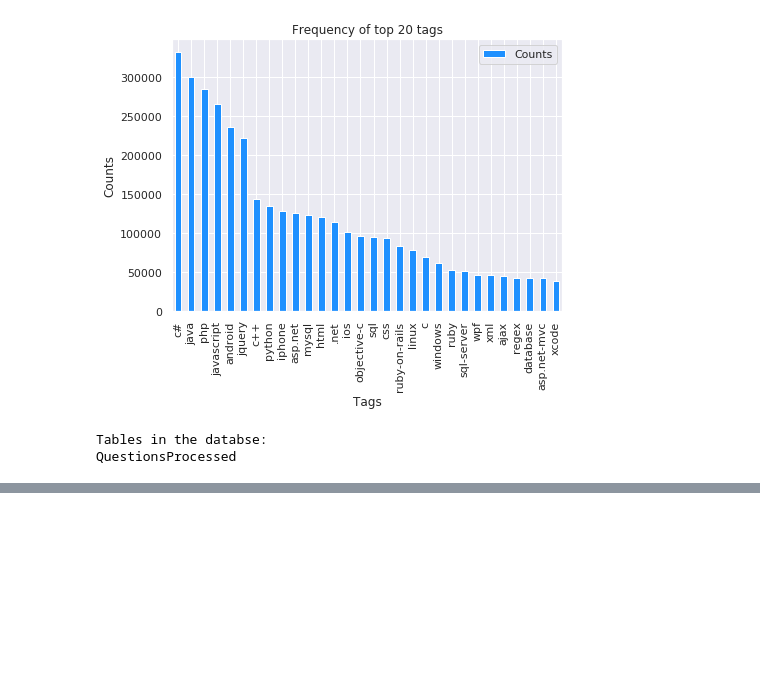
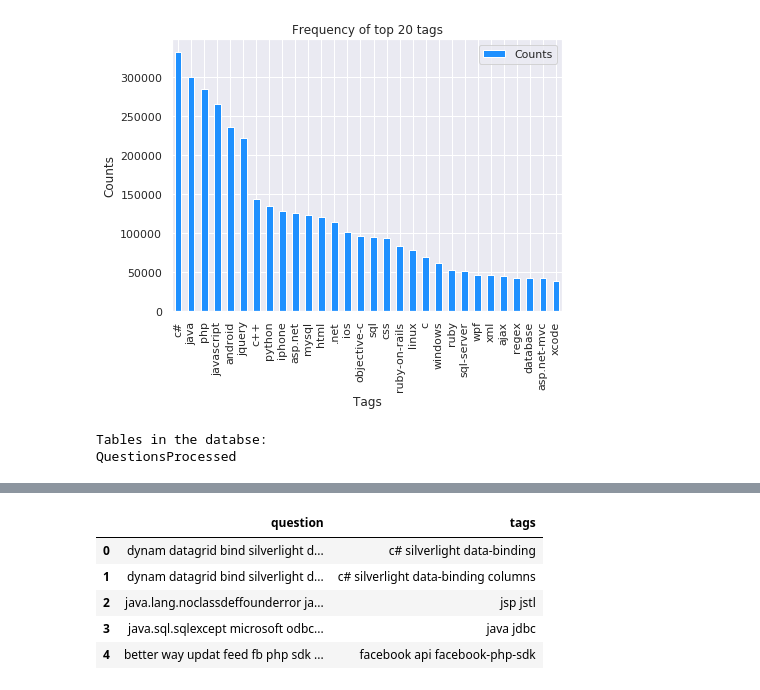
Before and after one commit to sradheya99/Tag-Prediction, a Jupyter notebook: Stackoverflow_Tag_Prediction/tag_prediction.ipynb, the cells around one changed output, grey strips where cells are left out. Saved outputs shown, nothing was run; the diff lists cells and outputs as text; code cells hidden in the pictures; blank space fills up the shorter version.

```diff
--- a/Stackoverflow_Tag_Prediction/tag_prediction.ipynb
+++ b/Stackoverflow_Tag_Prediction/tag_prediction.ipynb
@@ -208,9 +218,9 @@ if not os.path.isfile('no_dup_null.db'):
 # %%
 #This method seems more appropriate to work with this much data.
 #creating the connection with database file.
-if os.path.isfile('no_dup_null.db'):
+if os.path.isfile('train_no_dup.db'):
     start = datetime.now()
-    con = sqlite3.connect('no_dup_null.db')
+    con = sqlite3.connect('train_no_dup.db')
     tag_data = pd.read_sql_query("""SELECT Tags FROM no_dup_train""", con)
     #Always remember to close the database
     con.close()
@@ -465,16 +475,17 @@ create_database_table("Processed.db", sql_create_table)
 Tables in the databse:
 QuestionsProcessed
 # %%
-# http://www.sqlitetutorial.net/sqlite-delete/
-# https://stackoverflow.com/questions/2279706/select-random-row-from-a-sqlite-table
-start = datetime.now()
-read_db = 'no_dup_null.db'
-write_db = 'Processed.db'
+read_db = 'train_no_dup.db'
+write_db = 'Titlemoreweight.db'
+train_datasize = 400000
 if os.path.isfile(read_db):
     conn_r = create_connection(read_db)
     if conn_r is not None:
         reader = conn_r.cursor()
-        reader.execute("SELECT Title, Body, Tags From no_dup_train ORDER BY RANDOM() LIMIT 1000000;")
+        # for selecting first 0.5M rows
+        reader.execute("SELECT Title, Body, Tags From no_dup_train LIMIT 500001;")
+        # for selecting random points
+        #reader.execute("SELECT Title, Body, Tags From no_dup_train ORDER BY RANDOM() LIMIT 500001;")
 
 if os.path.isfile(write_db):
     conn_w = create_connection(write_db)
@@ -484,4 +495,3 @@ if os.path.isfile(write_db):
         if tables != 0:
             writer.execute("DELETE FROM QuestionsProcessed WHERE 1")
             print("Cleared All the rows")
-print("Time taken to run this cell :", datetime.now() - start)
@@ -487,0 +575,14 @@ print("Time taken to run this cell :", datetime.now() - start)
+# %%
+if os.path.isfile(write_db):
+    conn_r = create_connection(write_db)
+    if conn_r is not None:
+        reader =conn_r.cursor()
+        reader.execute("SELECT question From QuestionsProcessed LIMIT 10")
+        print("Questions after preprocessed")
+        print('='*100)
+        reader.fetchone()
+        for row in reader:
+            print(row)
+            print('-'*100)
+conn_r.commit()
+conn_r.close()
@@ -487,0 +620,9 @@ print("Time taken to run this cell :", datetime.now() - start)
+# %%
+preprocessed_data.head()
+# %% [output]
+|  | question | tags |
+| 0 | dynam datagrid bind silverlight d... | c# silverlight data-binding |
+| 1 | dynam datagrid bind silverlight d... | c# silverlight data-binding columns |
+| 2 | java.lang.noclassdeffounderror ja... | jsp jstl |
+| 3 | java.sql.sqlexcept microsoft odbc... | java jdbc |
+| 4 | better way updat feed fb php sdk ... | facebook api facebook-php-sdk |
```
Also changed, not shown: parts of 27 cells of this notebook.
